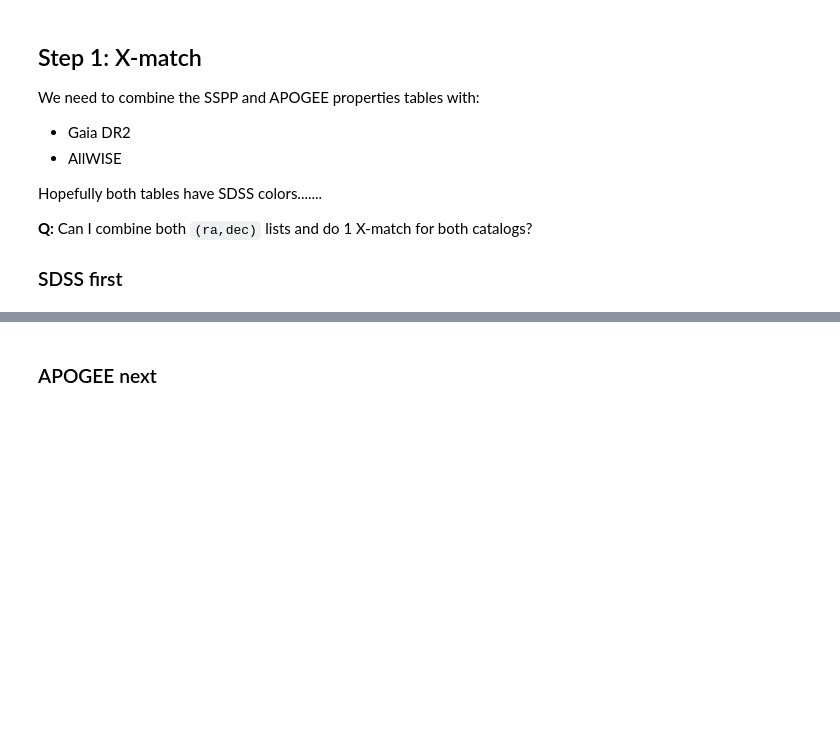
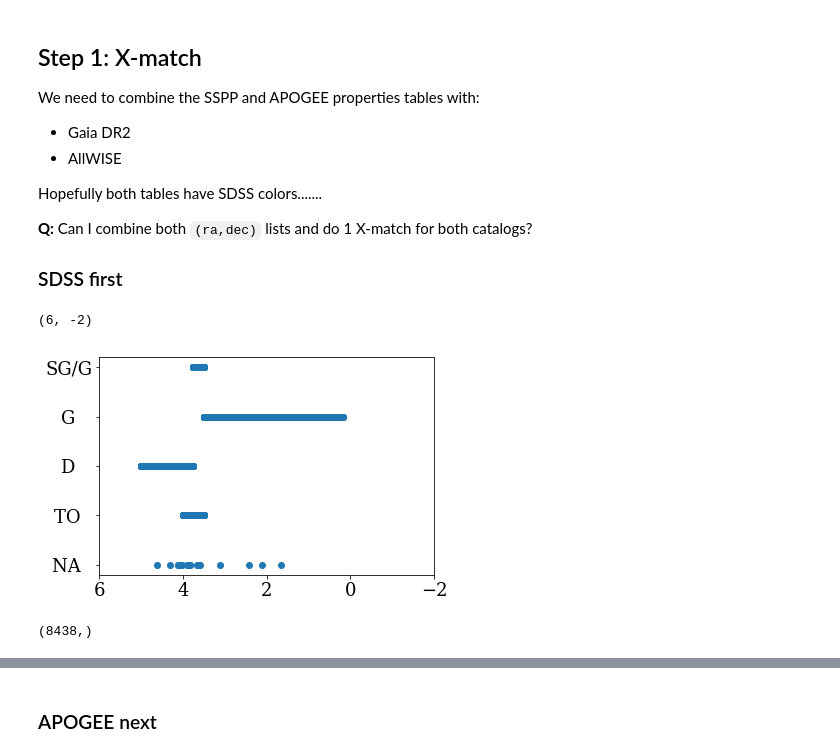
Before and after one commit to jradavenport/GaiaSprint2018, a Jupyter notebook: feh/FeH_explore.ipynb, the cells around one changed output, grey strips where cells are left out. Saved outputs shown, nothing was run; the diff lists cells and outputs as text; code cells hidden in the pictures; blank space fills up the shorter version.

```diff
--- a/feh/FeH_explore.ipynb
+++ b/feh/FeH_explore.ipynb
@@ -48,4 +48,7 @@ Hopefully both tables have SDSS colors.......
 # %%
-# plt.scatter(sdss['LOGG_ADOP'], sdss['L_CLASS'])
-# plt.xlim(6,-2)
+plt.scatter(sdss['LOGG_ADOP'], sdss['L_CLASS'])
+plt.xlim(6,-2)
+# %% [output]
+(6, -2)
+[figure, added]
 # %%
@@ -63 +66,10 @@ Hopefully both tables have SDSS colors.......
+# %%
+ok = np.where((data[u'parallax_error']/data[u'parallax'] <= 0.02) &
+              (data[u'parallax'] > 0) &
+              np.isfinite(data[u'phot_g_mean_mag']) &
+              np.isfinite(data[u'phot_bp_mean_mag']) &
+              np.isfinite(data[u'phot_rp_mean_mag']))[0]
+print(np.shape(ok))
+# %% [output]
+(8438,)
 # %%
```
Also changed, not shown: parts of 29 cells of this notebook.
